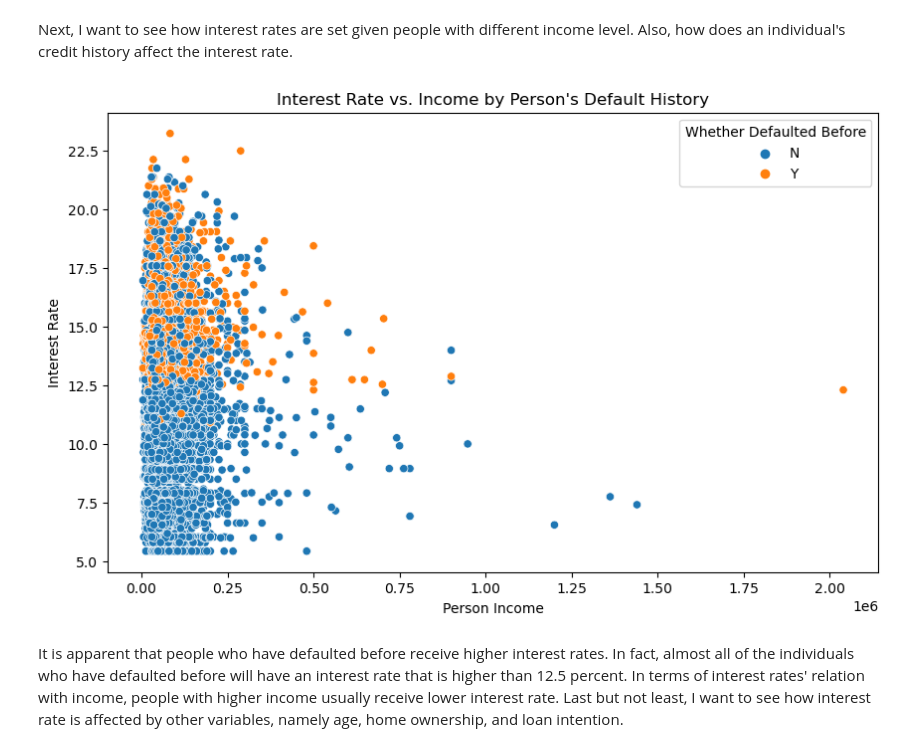
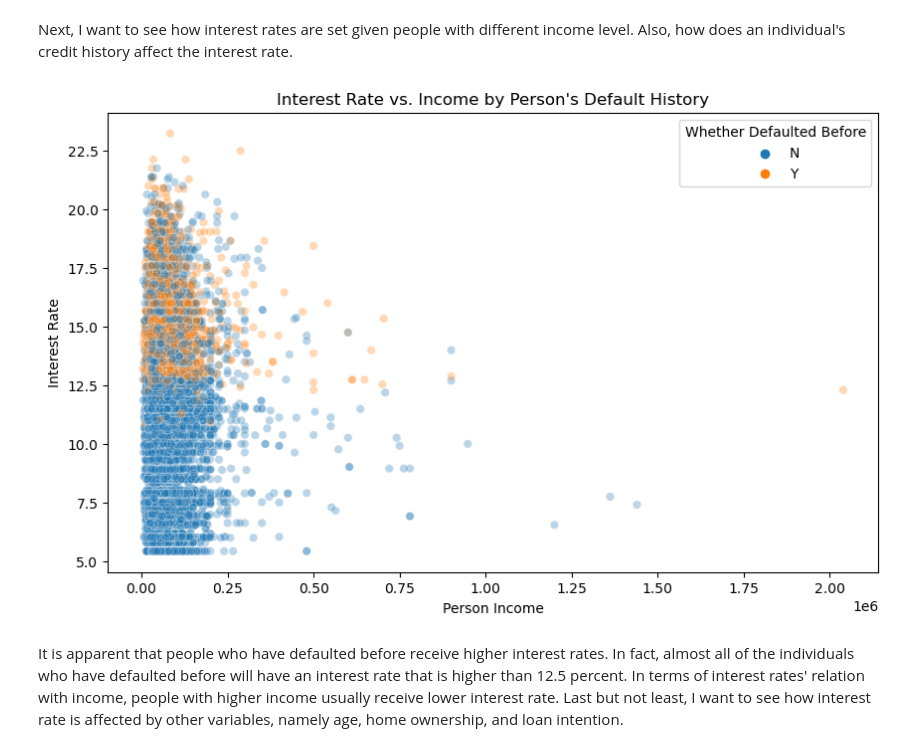
Before and after one commit to alexxuyide/ml, a Jupyter notebook: posts/whocost/index.ipynb, the cells around one changed output. Saved outputs shown, nothing was run; the diff lists cells and outputs as text; code cells hidden in the pictures.

```diff
--- a/posts/whocost/index.ipynb
+++ b/posts/whocost/index.ipynb
@@ -94,17 +96,17 @@ Next, I want to see how interest rates are set given people with different incom
 # %%
 df_train['person_emp_length'].fillna(0, inplace=True)
 df_train = df_train[df_train['person_emp_length'] <= 50]
 df_train = df_train[df_train['person_income'] <= 3000000]
 
 plt.figure(figsize=(10, 6))
-sns.scatterplot(data=df_train, x='person_income', y='loan_int_rate', hue= 'cb_person_default_on_file')
+sns.scatterplot(data=df_train, x='person_income', y='loan_int_rate', hue='cb_person_default_on_file', alpha=0.3)
 plt.title("Interest Rate vs. Income by Person's Default History")
 plt.xlabel('Person Income')
 plt.ylabel('Interest Rate')
 plt.legend(title='Whether Defaulted Before')
 plt.show()
 # %% [output]
-[figure, old version]
+[figure, new version]
 # %% [markdown]
 It is apparent that people who have defaulted before receive higher interest rates. In fact, almost all of the individuals who have defaulted before will have an interest rate that is higher than 12.5 percent. In terms of interest rates' relation with income, people with higher income usually receive lower interest rate. Last but not least, I want to see how interest rate is affected by other variables, namely age, home ownership, and loan intention.
 # %%
```
Also changed, not shown: parts of 10 cells of this notebook, 5 other files.
